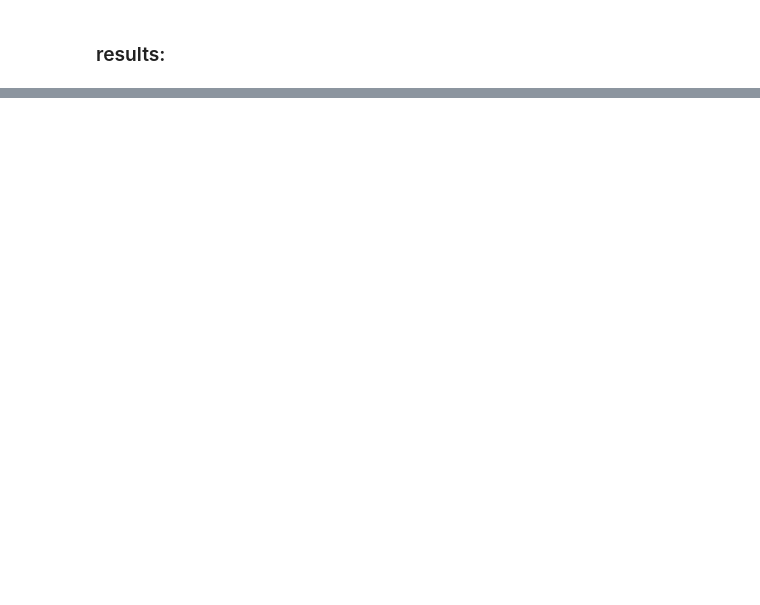
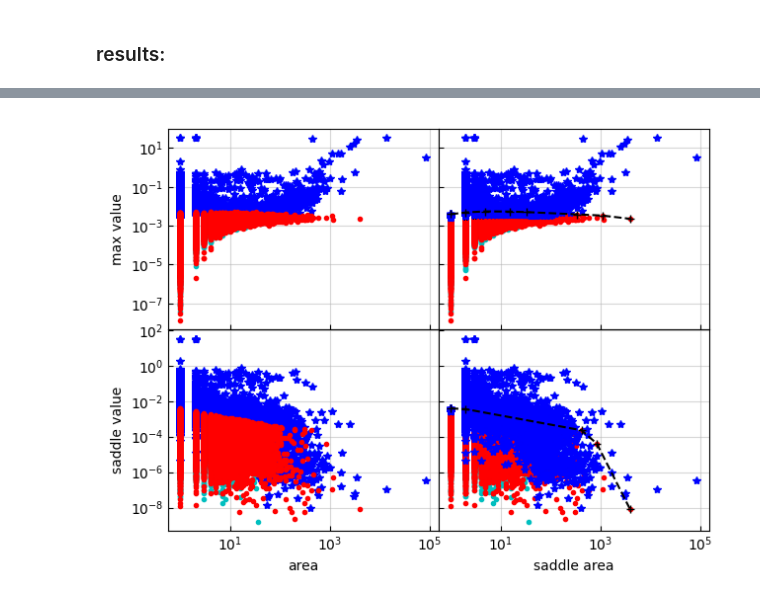
Before and after one commit to paranoya/snippets, a Jupyter notebook: HOT.ipynb, the cells around one changed output, grey strips where cells are left out. Drawn from its saved outputs; the diff is of its cells as text; code cells hidden in the pictures; blank space fills up the shorter version.

```diff
--- a/HOT.ipynb
+++ b/HOT.ipynb
@@ -478 +430,51 @@ NameError: name 'mode_map' is not defined
+# %%
+plt.close('selection')
+fig = plt.figure('selection')
+ax = fig.subplots(nrows=2, ncols=2, squeeze=False,
+                  sharex=True, sharey='row',
+                  gridspec_kw={'hspace': 0, 'wspace': 0})
+for axis in ax.flatten():
+    axis.tick_params(which='both', direction='in')
+    axis.grid(alpha=.5)
+fig.set_tight_layout(True)
+
+ax[0, 0].set_ylabel('max value')
+ax[0, 0].set_yscale('log')
+ax[0, 0].plot(catalog[1], catalog[2], 'c.')
+ax[0, 0].plot(catalog[1][selected], catalog[2][selected], 'b*')
+ax[0, 0].plot(catalog_inv[1], catalog_inv[2], 'r.')
+
+ax[1, 0].set_ylabel('saddle value')
+ax[1, 0].set_yscale('log')
+ax[1, 0].plot(catalog[1], catalog[3], 'c.')
+ax[1, 0].plot(catalog[1][selected], catalog[3][selected], 'b*')
+ax[1, 0].plot(catalog_inv[1], catalog_inv[3], 'r.')
+
+ax[-1, 0].set_xlabel('area')
+ax[-1, 0].set_xscale('log')
+
+
+ax[0, 1].plot(catalog[4], catalog[2], 'c.')
+ax[0, 1].plot(catalog_inv[4], catalog_inv[2], 'r.')
+ax[0, 1].plot(catalog[4][selected], catalog[2][selected], 'b*')
+#ax[0, 1].plot(nn, cut_max, 'k-')
+#ax[0, 1].axhline(threshold_guess, c='k', ls='--')
+x = np.log(catalog_inv[4][1:])
+y = np.log(catalog_inv[2][1:])
+xx, yy = upper_hull(x, y)
+ax[0, 1].plot(np.exp(xx), np.exp(yy), 'k+--')
+
+ax[1, 1].plot(catalog[4], catalog[3], 'c.')
+ax[1, 1].plot(catalog_inv[4], catalog_inv[3], 'r.')
+ax[1, 1].plot(catalog[4][selected], catalog[3][selected], 'b*')
+#ax[1, 1].plot(nn, cut_saddle, 'k--')
+x = np.log(catalog_inv[4][1:])
+y = np.log(catalog_inv[3][1:])
+xx, yy = upper_hull(x, y)
+ax[1, 1].plot(np.exp(xx), np.exp(yy), 'k+--')
+
+ax[-1, 1].set_xlabel('saddle area')
+ax[-1, 1].set_xscale('log')
+# %% [output]
+[figure, added]
 # %%
```
Also changed, not shown: parts of 30 cells of this notebook.
